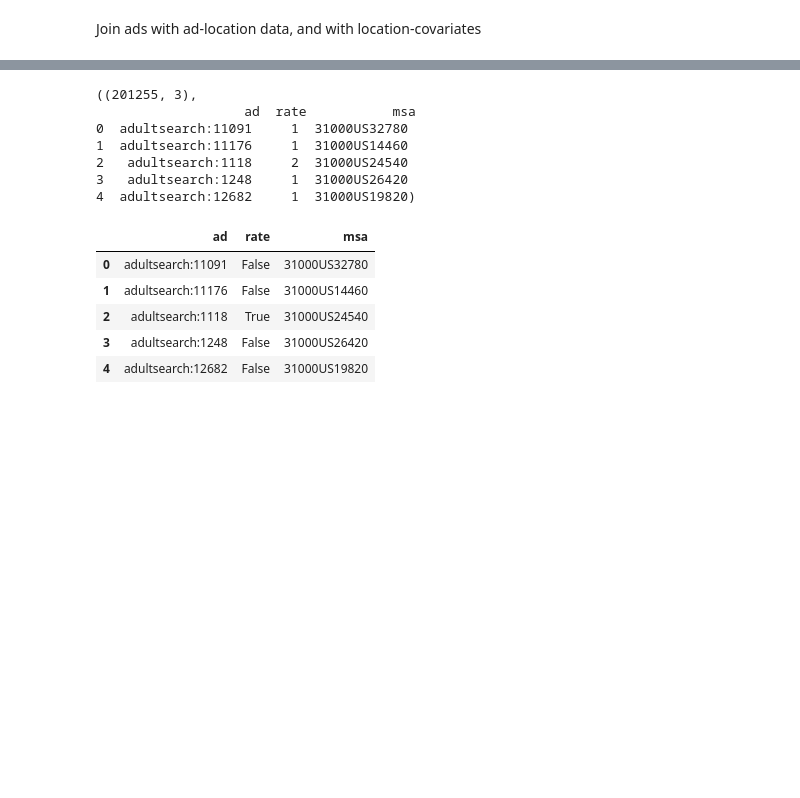
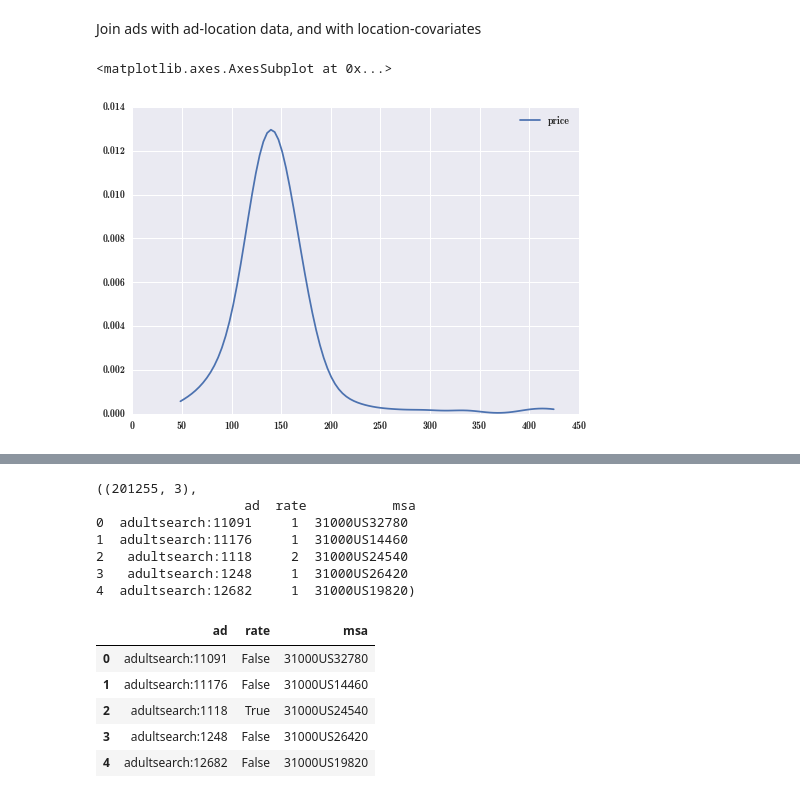
Before and after one commit to giantoak/memex-diagnostics, a Jupyter notebook: notebooks/Diagnostics.ipynb, the cells around one changed output, grey strips where cells are left out. Saved outputs shown, nothing was run; the diff lists cells and outputs as text; code cells hidden in the pictures; blank space fills up the shorter version.

```diff
--- a/notebooks/Diagnostics.ipynb
+++ b/notebooks/Diagnostics.ipynb
@@ -231,6 +262,8 @@ cluster_rates.head()
 | 2 | cluster:10000025 | 2012-12-07 00:00:00 | escortphonelist:1474192 | $300,1 HOUR | 300 | 1 HOUR | False |
 | 3 | cluster:10000099 | 2013-02-25 00:00:00 | escortsincollege:427354 | 200,30 MINS | 200 | 30 MINS | True |
 | 4 | cluster:10000102 | 2013-12-18 00:00:00 | myproviderguide:1047912 | 175,1 HOUR | 175 | 1 HOUR | False |
+# %%
+prices_by_ad = cluster_rates.groupby('ad').price.mean()
 # %%
 listed_rates_by_ad = cluster_rates.groupby('ad').rate.nunique()
 # %%
@@ -243,3 +276,12 @@ ad_locations = pd.read_csv(os.path.join(data_dir, 'msa_locations.tsv'), sep='\t'
                                         header=None, names=['ad', 'msa'])
 # %%
 msa_rates = pd.merge(listed_rates_df, ad_locations, on='ad')
+# %%
+msa_prices = pd.merge(prices_by_ad.reset_index(), ad_locations, on='ad')
+# %%
+pmsa = msa_prices.groupby('msa').price.mean()
+# %%
+seaborn.kdeplot(pmsa[(msa_prices.groupby('msa').count() > 100).ad])
+# %% [output]
+<matplotlib.axes.AxesSubplot at 0x...>
+[figure, added]
```
Also changed, not shown: parts of 10 cells of this notebook, 7 other files.
